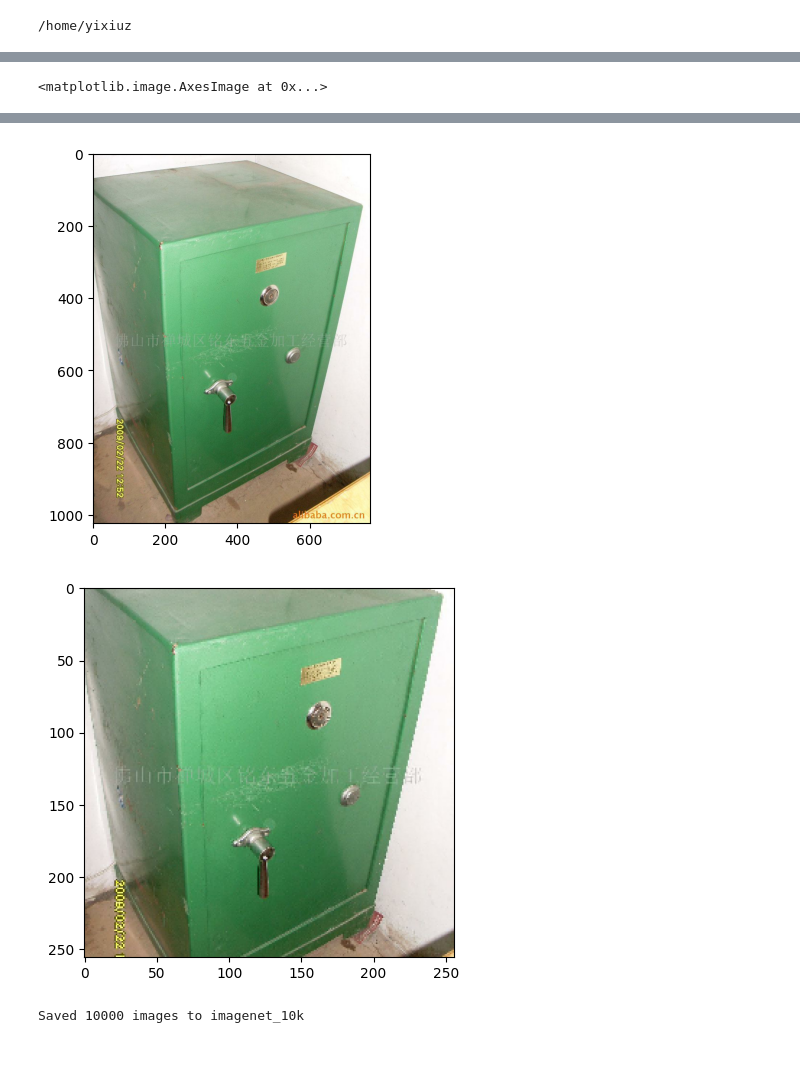
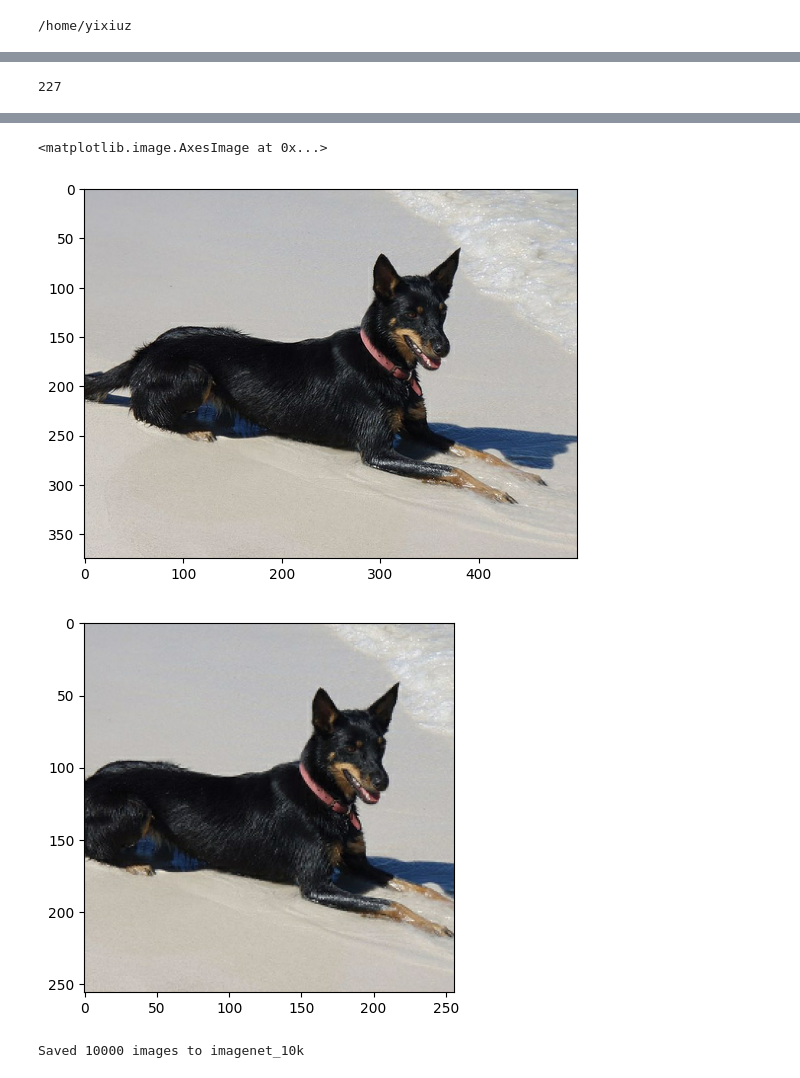
Before and after one commit to matthew9671/maskgit-jax, a Jupyter notebook: preprocess_imagenet.ipynb, the cells around one changed output, grey strips where cells are left out. Cells and saved outputs as stored; diff of their text form; code cells hidden in the pictures.

```diff
--- a/preprocess_imagenet.ipynb
+++ b/preprocess_imagenet.ipynb
@@ -17,16 +17,17 @@ import fidjax
 # %% [output]
 /home/yixiuz
 # %%
-manual_dir = '/dev/shm/'
-data_dir = '/mnt/disks/persist/'
+manual_dir = '/dev/shm/imagenet_val/'
+data_dir = '/dev/shm/'
+# data_dir = '/mnt/disks/persist/'
 
 tfds.disable_progress_bar()
 # Create a DownloadConfig with the manual_dir specified
 download_config = tfds.download.DownloadConfig(manual_dir=manual_dir)
-(train_dataset, val_dataset), dataset_info = tfds.load(
+val_dataset, dataset_info = tfds.load(
     'imagenet2012',
-    split=['train', 'validation'],
-    data_dir=data_dir,
+    split='validation',
+    data_dir=manual_dir,
     download_and_prepare_kwargs={'download_config': download_config},
     with_info=True,
 )
@@ -64,6 +65,6 @@ def preprocess_data(i):
 
     return { "image": image, "label": i["label"] }
 
-processed = train_dataset.map(preprocess_data)
+processed = val_dataset.map(preprocess_data)
 # %%
 id = 0
@@ -73,7 +72,7 @@ id = 0
 import matplotlib.pyplot as plt
 id += 1
 print(list(processed.take(1000))[id]["label"].numpy())
-plt.imshow(list(train_dataset.take(1000))[id]["image"].numpy())
+plt.imshow(list(val_dataset.take(1000))[id]["image"].numpy())
 plt.figure()
 plt.imshow(list(processed.take(1000))[id]["image"].numpy())
 # %% [output]
@@ -81 +80 @@ plt.imshow(list(processed.take(1000))[id]["image"].numpy())
-<matplotlib.image.AxesImage at 0x...>
+227
@@ -82,5 +82,6 @@ plt.imshow(list(processed.take(1000))[id]["image"].numpy())
+<matplotlib.image.AxesImage at 0x...>
-[figure, old version]
+[figure, new version]
-[figure, old version]
+[figure, new version]
 # %%
 # Saving 10K samples into a folder
 import os
```
Also changed, not shown: parts of 13 cells of this notebook, 1 other file.
